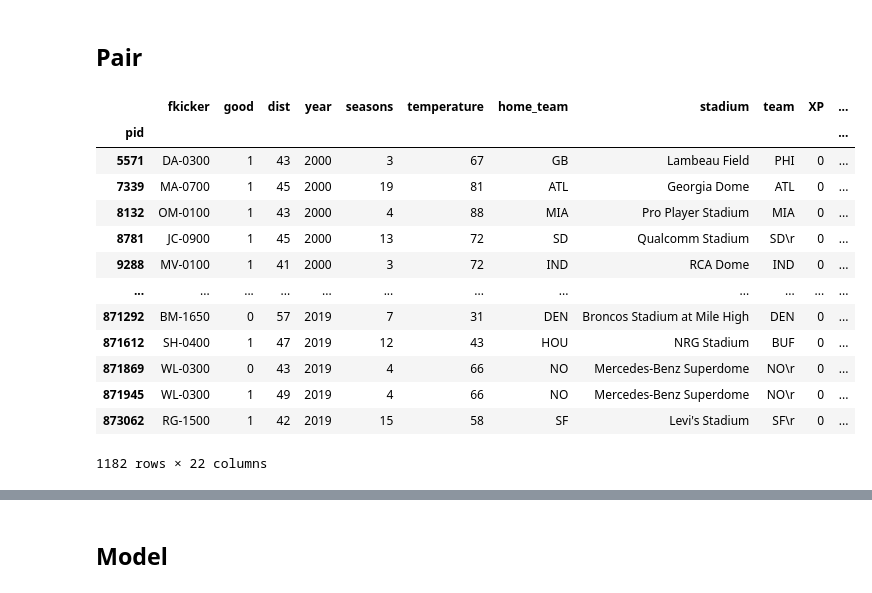
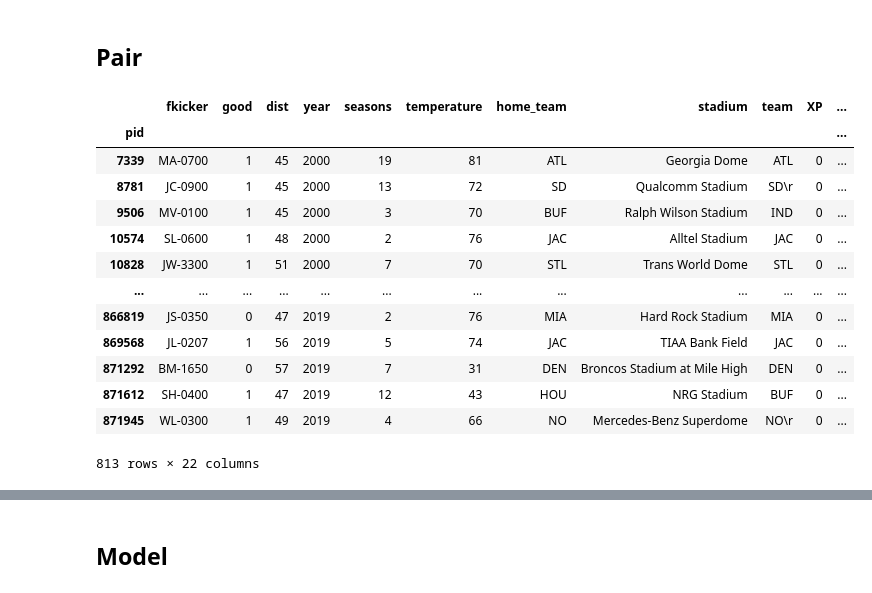
Before and after one commit to lewisbails/nfl-project, a Jupyter notebook: notebooks/icing.ipynb, the cells around one changed output, grey strips where cells are left out. Cells and saved outputs as stored; diff of their text form; code cells hidden in the pictures.

```diff
--- a/notebooks/icing.ipynb
+++ b/notebooks/icing.ipynb
@@ -61,22 +61,22 @@ sns.lineplot(x='dist_bin', y='good', hue='iced', data=df_)
 # %% [markdown]
 ## Pair
 # %%
-df_iced = df[(df['iced']==1) & (df['dist']>=40)]
+df_iced = df[(df['iced']==1) & (df['dist']>=45)]
 df_iced.dropna(inplace=True)
 df_iced
 # %% [output]
 |  | fkicker | good | dist | year | seasons | temperature | home_team | stadium | team | XP | ... |
 | pid |  |  |  |  |  |  |  |  |  |  | ... |
-| 5571 | DA-0300 | 1 | 43 | 2000 | 3 | 67 | GB | Lambeau Field | PHI | 0 | ... |
 | 7339 | MA-0700 | 1 | 45 | 2000 | 19 | 81 | ATL | Georgia Dome | ATL | 0 | ... |
-| 8132 | OM-0100 | 1 | 43 | 2000 | 4 | 88 | MIA | Pro Player Stadium | MIA | 0 | ... |
 | 8781 | JC-0900 | 1 | 45 | 2000 | 13 | 72 | SD | Qualcomm Stadium | SD\r | 0 | ... |
-| 9288 | MV-0100 | 1 | 41 | 2000 | 3 | 72 | IND | RCA Dome | IND | 0 | ... |
+| 9506 | MV-0100 | 1 | 45 | 2000 | 3 | 70 | BUF | Ralph Wilson Stadium | IND | 0 | ... |
+| 10574 | SL-0600 | 1 | 48 | 2000 | 2 | 76 | JAC | Alltel Stadium | JAC | 0 | ... |
+| 10828 | JW-3300 | 1 | 51 | 2000 | 7 | 70 | STL | Trans World Dome | STL | 0 | ... |
 | ... | ... | ... | ... | ... | ... | ... | ... | ... | ... | ... | ... |
+| 866819 | JS-0350 | 0 | 47 | 2019 | 2 | 76 | MIA | Hard Rock Stadium | MIA | 0 | ... |
+| 869568 | JL-0207 | 1 | 56 | 2019 | 5 | 74 | JAC | TIAA Bank Field | JAC | 0 | ... |
 | 871292 | BM-1650 | 0 | 57 | 2019 | 7 | 31 | DEN | Broncos Stadium at Mile High | DEN | 0 | ... |
 | 871612 | SH-0400 | 1 | 47 | 2019 | 12 | 43 | HOU | NRG Stadium | BUF | 0 | ... |
-| 871869 | WL-0300 | 0 | 43 | 2019 | 4 | 66 | NO | Mercedes-Benz Superdome | NO\r | 0 | ... |
 | 871945 | WL-0300 | 1 | 49 | 2019 | 4 | 66 | NO | Mercedes-Benz Superdome | NO\r | 0 | ... |
-| 873062 | RG-1500 | 1 | 42 | 2019 | 15 | 58 | SF | Levi's Stadium | SF\r | 0 | ... |
-1182 rows × 22 columns
+813 rows × 22 columns
 # %%
```
Also changed, not shown: parts of 7 cells of this notebook, 7 other files.
